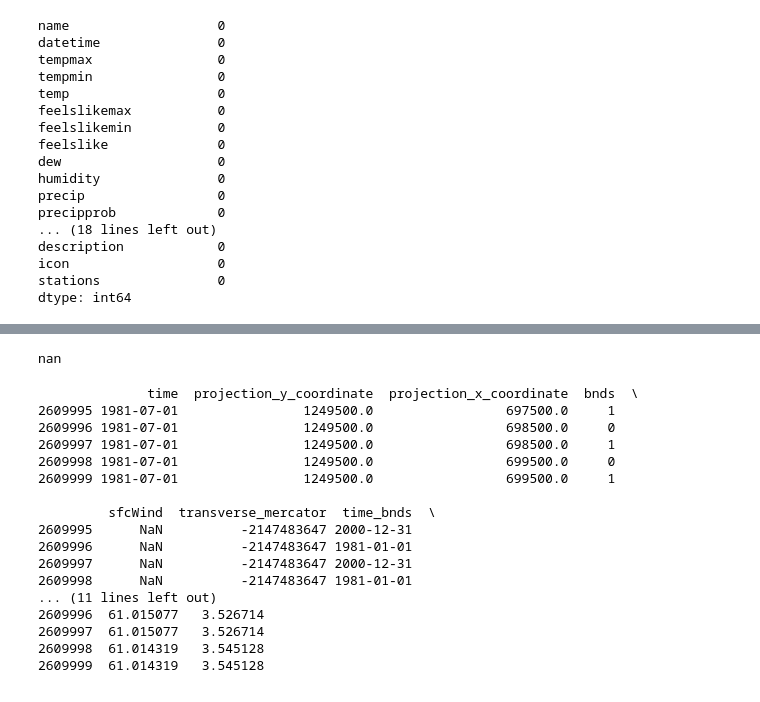
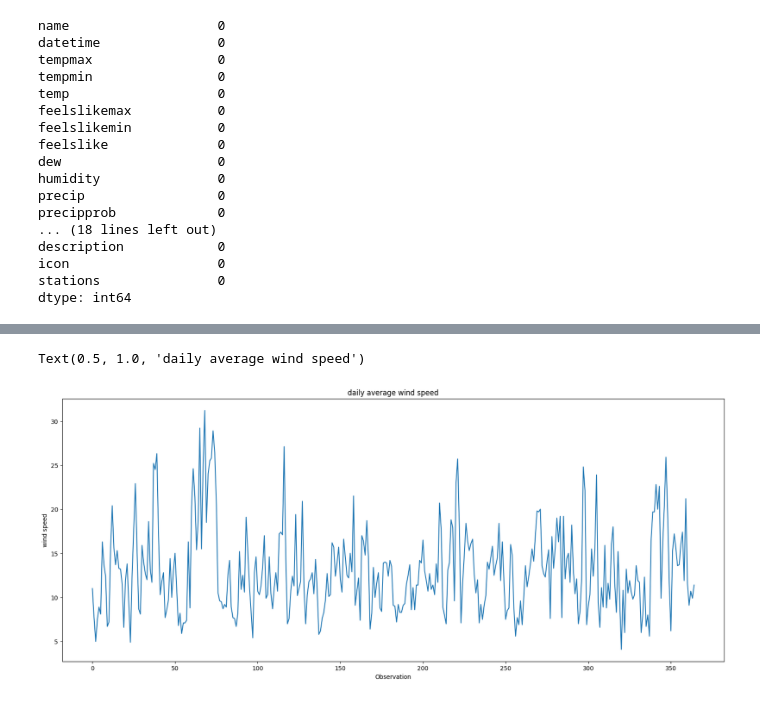
Before and after one commit to Ebzz12/Wind-Speed-Prediction, a Jupyter notebook: Wind_speed_prediction.ipynb, the cells around one changed output, grey strips where cells are left out. Cells and saved outputs as stored; diff of their text form; code cells hidden in the pictures.

```diff
--- a/Wind_speed_prediction.ipynb
+++ b/Wind_speed_prediction.ipynb
@@ -107,7 +180,3 @@ description            0
 icon                   0
 stations               0
 dtype: int64
-# %%
-wind_speed["Year"] = wind_speed['DATE'].dt.year
-wind_speed["month"] = wind_speed['DATE'].dt.month
-wind_speed["day"] = wind_speed['DATE'].dt.day
@@ -169,24 +183,10 @@ df.to_csv('wind_data_met.csv', index=False)
-# %%
-df['sfcWind'][100]
-# %% [output]
-nan
-# %%
-print(df.tail())
-# %% [output]
-              time  projection_y_coordinate  projection_x_coordinate  bnds  \
-2609995 1981-07-01                1249500.0                 697500.0     1
-2609996 1981-07-01                1249500.0                 698500.0     0
-2609997 1981-07-01                1249500.0                 698500.0     1
-2609998 1981-07-01                1249500.0                 699500.0     0
-2609999 1981-07-01                1249500.0                 699500.0     1
-
-         sfcWind  transverse_mercator  time_bnds  \
-2609995      NaN          -2147483647 2000-12-31
-2609996      NaN          -2147483647 1981-01-01
-2609997      NaN          -2147483647 2000-12-31
-2609998      NaN          -2147483647 1981-01-01
-... (11 lines left out)
-2609996  61.015077   3.526714
-2609997  61.015077   3.526714
-2609998  61.014319   3.545128
-2609999  61.014319   3.545128
+# %%
+fig = plt.figure(figsize=[20, 8])
+ax = fig.add_subplot(1, 1, 1)
+ax.plot(wind_speed['windspeed'][0:365])
+ax.set_xlabel('Observation')
+ax.set_ylabel('wind speed')
+ax.set_title('daily average wind speed')
+# %% [output]
+Text(0.5, 1.0, 'daily average wind speed')
+[figure, added]
```
Also changed, not shown: parts of 35 cells of this notebook.
